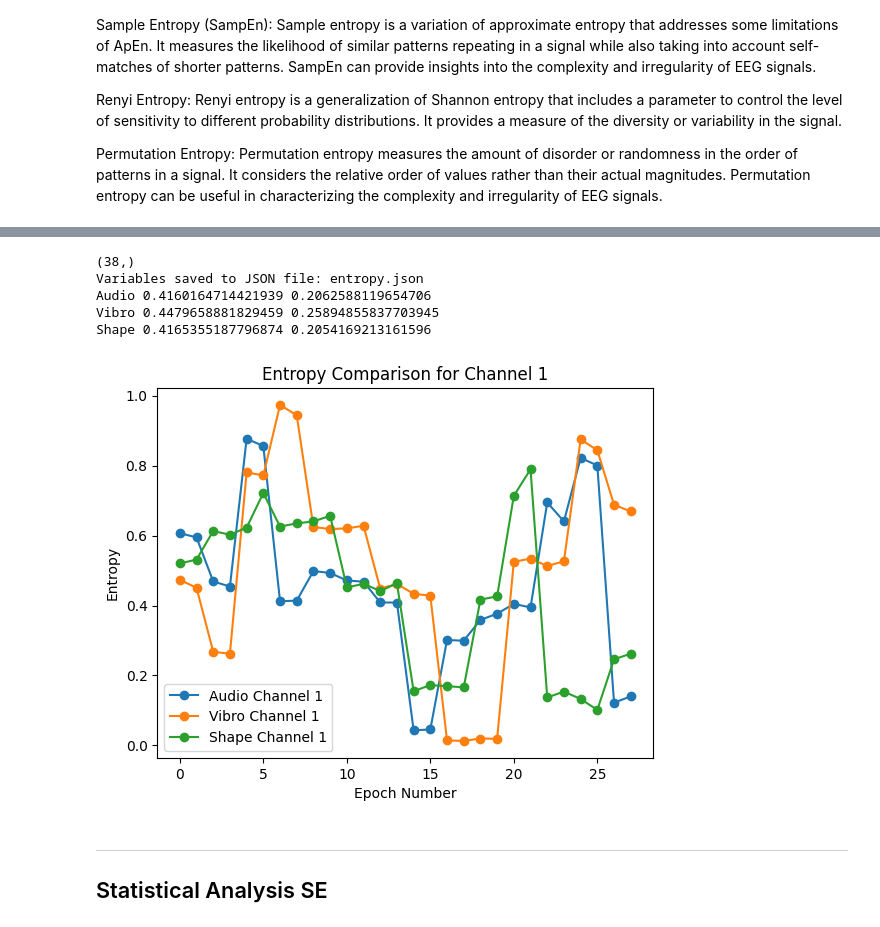
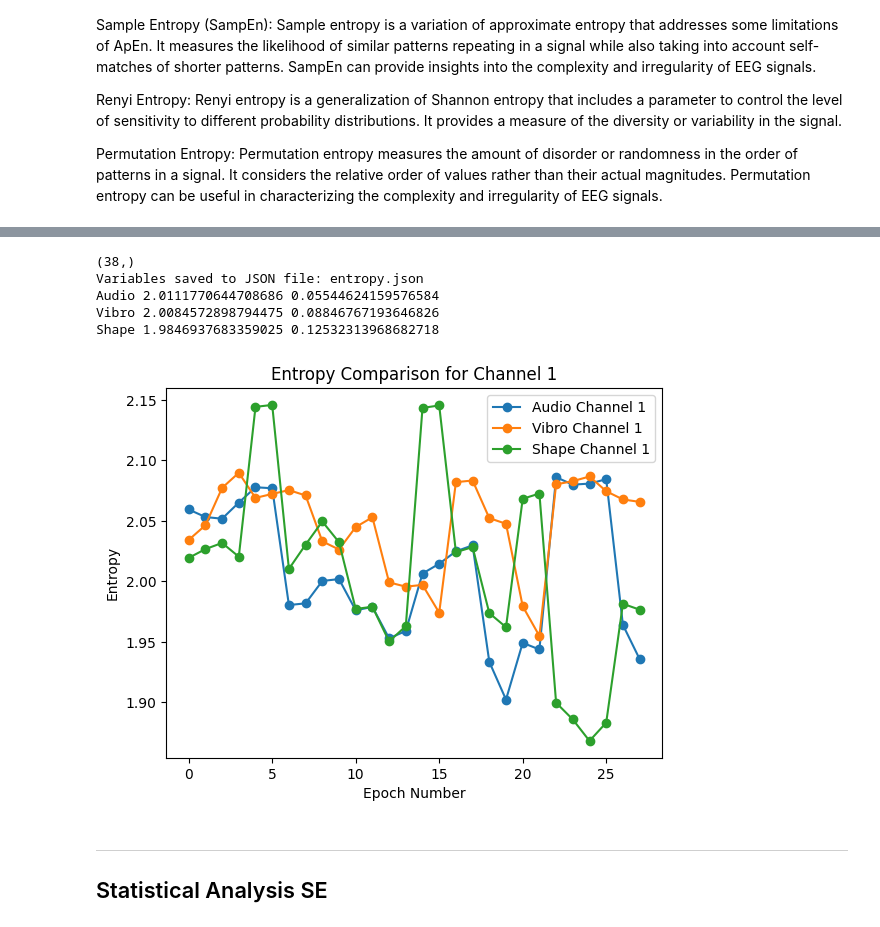
Before and after one commit to mp2419/eeg-notebooks, a Jupyter notebook: FYP/experiments/nb_ENTROPY.ipynb, the cells around one changed output, grey strips where cells are left out. Saved outputs shown, nothing was run; the diff lists cells and outputs as text; code cells hidden in the pictures.

Commit message:
entropy permutation event left,right all channels tog

```diff
--- a/FYP/experiments/nb_ENTROPY.ipynb
+++ b/FYP/experiments/nb_ENTROPY.ipynb
@@ -58,9 +58,9 @@ for file in raw_files:
         #channel_entropy = entropy(np.abs(channel_data))
         #channel_entropy = pyeeg.ap_entropy
         channel_data = epochs[ch_name].get_data().reshape(-1)
-        channel_entropy = sampen(channel_data, m, r)
-        #py_entropy.permutation_entropy(channel_data, 3, 1)
-        #channel_entropy = entropy(channel_data, emb_dim=10, r=0.1)
+        #channel_entropy = sampen(channel_data, m, r)
+        channel_entropy = py_entropy.permutation_entropy(channel_data, 3, 1)
+        #channel_entropy = entropy(channel_data)
 
         entropy_values.append(channel_entropy)
 
@@ -103,43 +118,43 @@ entropy_shape = entropy_shape[np.isfinite(entropy_shape)]
 #print(entropy_shape)
 json_file_path = 'entropy.json'
 entropy = {"Audio": entropy_audio.tolist(), "Vibro": entropy_vibro.tolist(), "Shape": entropy_shape.tolist()}
-#entropy = (np.array(entropy))
+entropy = (np.array(entropy).shape)
 # Save the variables to a JSON file
 with open(json_file_path, 'w') as file:
     json.dump(entropy, file, indent=4)
 print("Variables saved to JSON file:", json_file_path)
 
 print("Audio", audio_entropy_mean, audio_entropy_std)
 print("Vibro", vibro_entropy_mean, vibro_entropy_std)
 print("Shape", shape_entropy_mean, shape_entropy_std)
 
 #num_channels = entropy_audio.shape[1]
 
 # Generate x-axis values (assuming equal length arrays)
 x = np.arange(28)
 
 # Plotting for each channel
 #for channel in range(1):
 channel = 0
 plt.plot(x, entropy_audio[:28], label=f'Audio Channel {channel+1}', marker='o')
 plt.plot(x, entropy_vibro[:28], label=f'Vibro Channel {channel+1}', marker='o')
 plt.plot(x, entropy_shape[:28], label=f'Shape Channel {channel+1}', marker='o')
 
 # Add labels, title, and legend for each plot
 plt.xlabel('Epoch Number')
 plt.ylabel('Entropy')
 plt.title(f'Entropy Comparison for Channel {channel+1}')
 plt.legend()
 
 # Show the plot
 plt.show()
 # %% [output]
 (38,)
 Variables saved to JSON file: entropy.json
-Audio 0.4160164714421939 0.2062588119654706
-Vibro 0.4479658881829459 0.25894855837703945
-Shape 0.4165355187796874 0.2054169213161596
+Audio 2.0111770644708686 0.05544624159576584
+Vibro 2.0084572898794475 0.08846767193646826
+Shape 1.9846937683359025 0.12532313968682718
-[figure, old version]
+[figure, new version]
 # %% [markdown]
 -------
 Statistical Analysis SE
```
Also changed, not shown: parts of 5 cells of this notebook, 1 other file.
